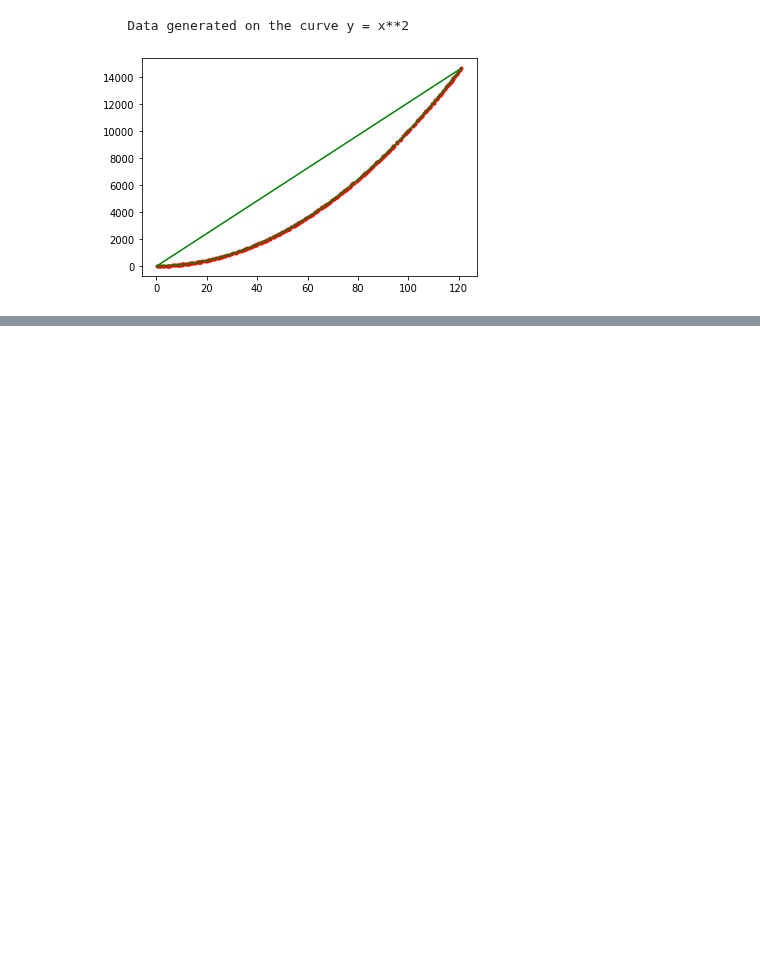
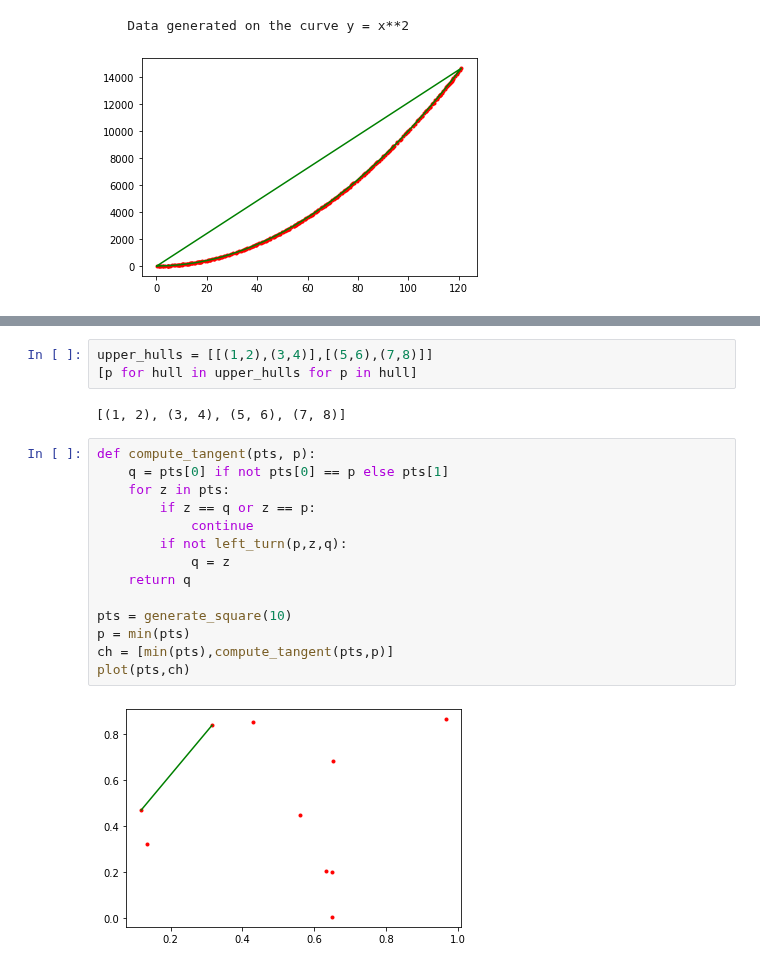
Before and after one commit to Nimakii/etkortnavn, a Jupyter notebook: handin2/H2.ipynb, the cells around one changed output, grey strips where cells are left out. Cells and saved outputs as stored; diff of their text form; blank space fills up the shorter version.

```diff
--- a/handin2/H2.ipynb
+++ b/handin2/H2.ipynb
@@ -183,2 +210,23 @@ points = [i for i in range(n)]
 # %% [output]
 [12, 12, 12, 12, 12, 12, 12, 12, 4]
+# %%
+upper_hulls = [[(1,2),(3,4)],[(5,6),(7,8)]]
+[p for hull in upper_hulls for p in hull]
+# %% [output]
+[(1, 2), (3, 4), (5, 6), (7, 8)]
+# %%
+def compute_tangent(pts, p):
+    q = pts[0] if not pts[0] == p else pts[1]
+    for z in pts:
+        if z == q or z == p:
+            continue
+        if not left_turn(p,z,q):
+            q = z
+    return q
+
+pts = generate_square(10)
+p = min(pts)
+ch = [min(pts),compute_tangent(pts,p)]
+plot(pts,ch)
+# %% [output]
+[figure, added]
```
Also changed, not shown: parts of 3 cells of this notebook.
